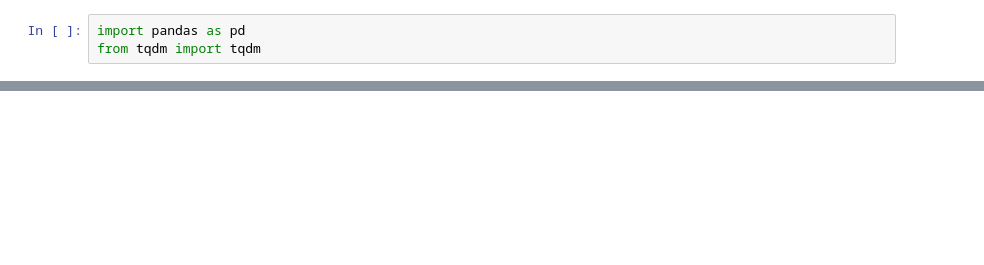
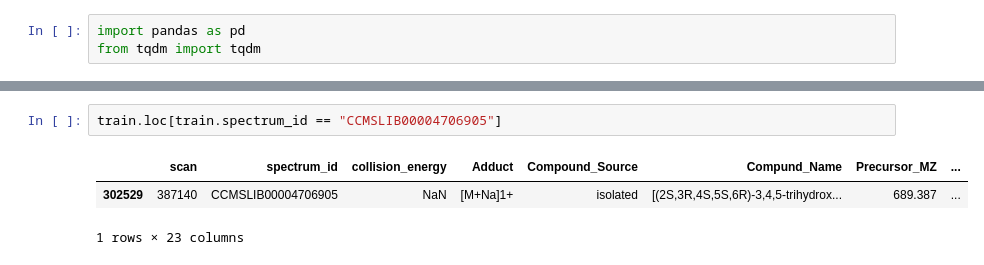
Before and after one commit to Wang-Bioinformatics-Lab/Baselines_For_Benchmark, a Jupyter notebook: data/overlap_test.ipynb, the cells around one changed output, grey strips where cells are left out. Saved outputs shown, nothing was run; the diff lists cells and outputs as text; blank space fills up the shorter version.

```diff
--- a/data/overlap_test.ipynb
+++ b/data/overlap_test.ipynb
@@ -65 +67,7 @@ max      1.000000e+00
 dtype: float64
+# %%
+train.loc[train.spectrum_id == "CCMSLIB00004706905"]
+# %% [output]
+|  | scan | spectrum_id | collision_energy | Adduct | Compound_Source | Compund_Name | Precursor_MZ | ... |
+| 302529 | 387140 | CCMSLIB00004706905 | NaN | [M+Na]1+ | isolated | [(2S,3R,4S,5S,6R)-3,4,5-trihydrox... | 689.387 | ... |
+1 rows × 23 columns
```
Also changed, not shown: parts of 29 cells of this notebook, 34 other files.
